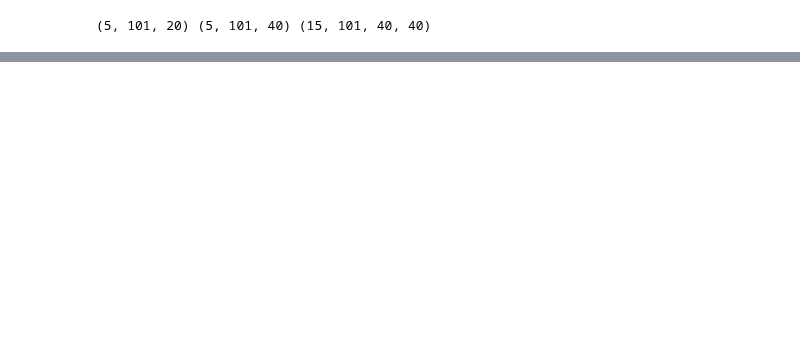
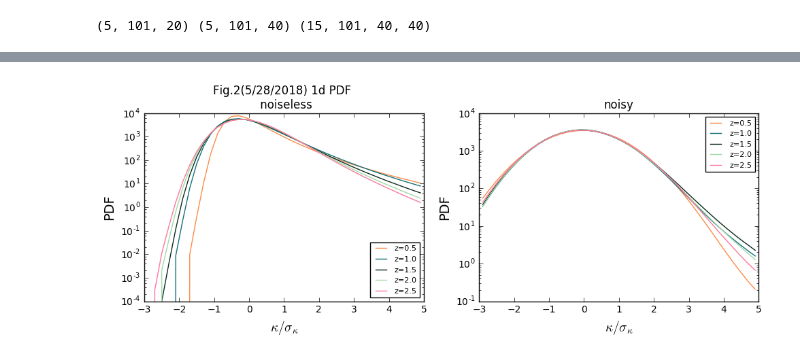
Before and after one commit to liuxx479/PDFs, a Jupyter notebook: test_10k.ipynb, the cells around one changed output, grey strips where cells are left out. Saved outputs shown, nothing was run; the diff lists cells and outputs as text; code cells hidden in the pictures; blank space fills up the shorter version.

```diff
--- a/test_10k.ipynb
+++ b/test_10k.ipynb
@@ -63,0 +65,20 @@ show()
+# %%
+seed(45)
+f, axes = subplots (1, 2, figsize=(10,4))
+for i in range(5):
+    icolor=rand(3)
+    axes[0].plot(kcenter_gal, pdf1dI[i,1],color=icolor,label='z=%s'%(z_arr[i]))
+    axes[1].plot(kcenter_gal, pdf1dN[i,1],color=icolor,label='z=%s'%(z_arr[i]))
+    #axes[1].plot(ell, ones(20)*Clnn[i],'--',color=icolor,label='z=%s(noise)'%(z_arr[i]))
+    #axes[1].plot(ell, psI[i,1]+Clnn[i],'--',color=icolor)
+axes[0].set_title('Fig.2(5/28/2018) 1d PDF \n noiseless')
+axes[1].set_title('noisy')
+for ax in axes:
+    ax.set_yscale('log')
+    ax.set_xlabel(r'$\kappa/\sigma_\kappa$',fontsize=14)
+    ax.set_ylabel('PDF',fontsize=14)
+    ax.legend(fontsize=8,loc='best')
+plt.tight_layout()
+show()
+# %% [output]
+[figure, added]
```
Also changed, not shown: parts of 1 cell of this notebook.
